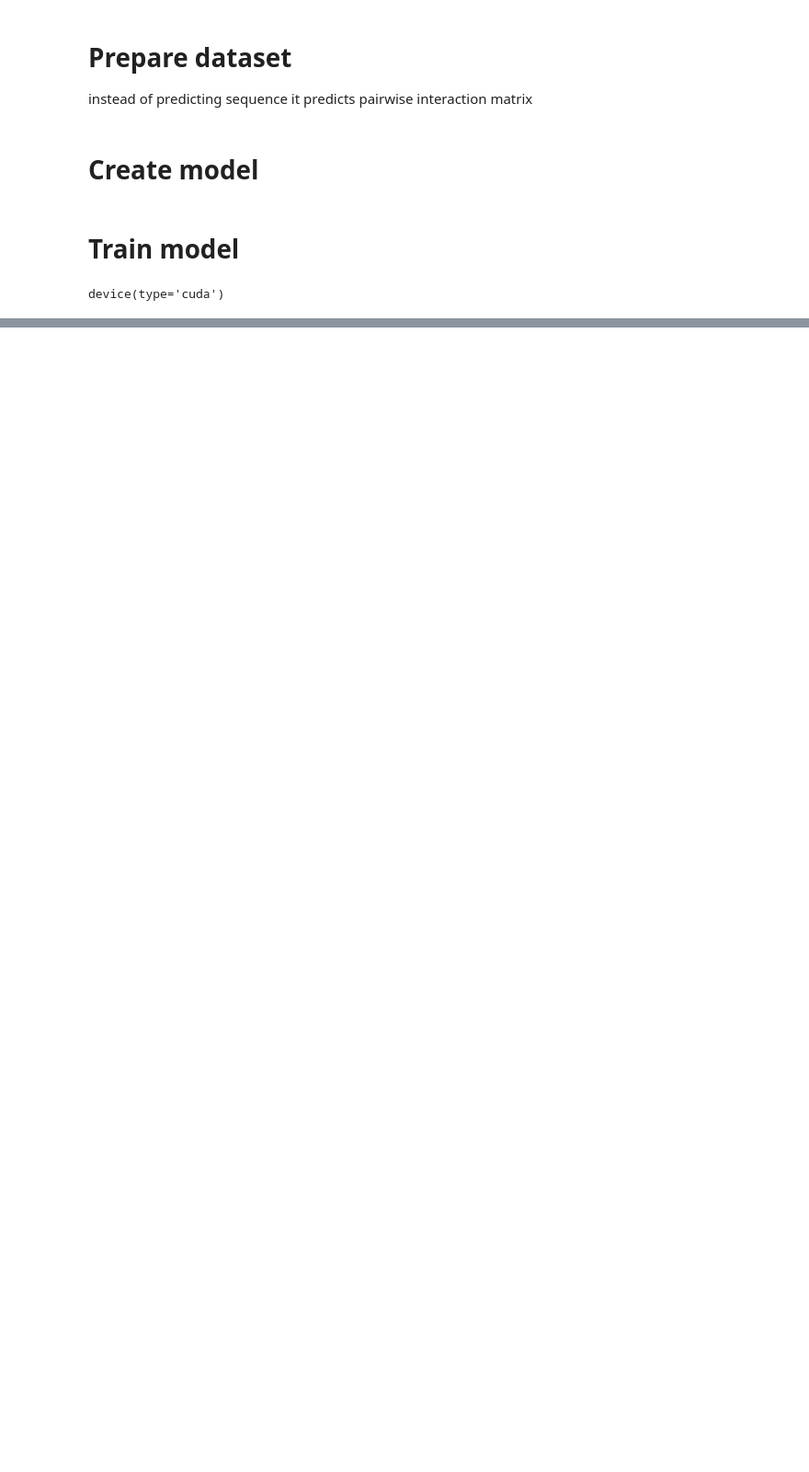
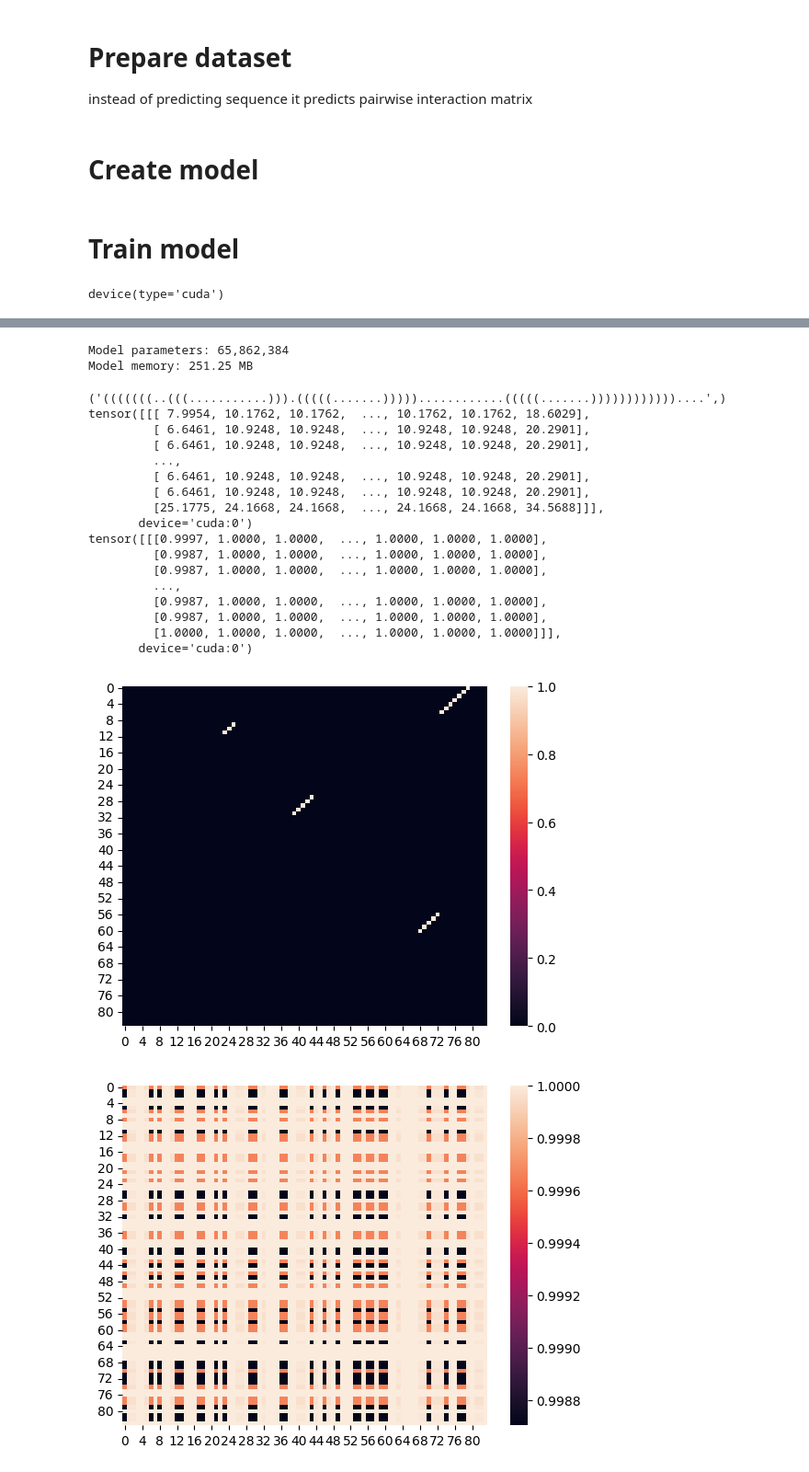
Before and after one commit to Wojttekja/transfromerRNA, a Jupyter notebook: main.ipynb, the cells around one changed output, grey strips where cells are left out. Shown at 92% size. Saved outputs shown, nothing was run; the diff lists cells and outputs as text; code cells hidden in the pictures; blank space fills up the shorter version.

```diff
--- a/main.ipynb
+++ b/main.ipynb
@@ -114,7 +157,7 @@ class RNATrainer:
         self.model = model
         self.device = device
 
-        self.criterion = nn.BCEWithLogitsLoss()
+        self.criterion = nn.BCEWithLogitsLoss(reduction="none")
 
         self.optimizer = torch.optim.Adam(self.model.parameters())
 
@@ -122,13 +165,17 @@ class RNATrainer:
         self.model.train()
         total_loss = 0
 
-        for sequence, tokenized_seq, structure, interaction_matrix in tqdm(train_dataloader, desc="Training"):
+        for sequence, tokenized_seq, structure, interaction_matrix, padding_mask in tqdm(train_dataloader, desc="Training"):
             tokenized_seq = tokenized_seq.to(self.device)
             interaction_matrix = interaction_matrix.to(self.device)
+            padding_mask = padding_mask.to(self.device)
 
-            out_label = self.model(tokenized_seq)
+            out_label = self.model(tokenized_seq, src_key_padding_mask=padding_mask)
 
             loss = self.criterion(out_label, interaction_matrix)
+
+            valid_mask = (~padding_mask).unsqueeze(-1) & (~padding_mask).unsqueeze(-2)
+            loss = (loss * valid_mask).sum() / valid_mask.sum()
 
             self.optimizer.zero_grad()
             loss.backward()
@@ -171,17 +218,19 @@ test_dataset = RNADataset("rna_dataset.csv", test_indices)
 train_dataloader = torch.utils.data.DataLoader(
     train_dataset,
     shuffle=True,
-    batch_size=1,          # try 16–64; tune to your VRAM
+    batch_size=32,          # try 16–64; tune to your VRAM
+    collate_fn=collate_fn
 )
 
 test_dataloader = torch.utils.data.DataLoader(
     test_dataset,
     shuffle=False,
     batch_size=1,
+    collate_fn=collate_fn
 )
 # %%
-model = transformerRNA(hidden_dim=100, num_transformer_layers=2, n_head=2)
+model = transformerRNA(hidden_dim=512, num_transformer_layers=8, n_head=8)
 model = model.to(device)
 trainer = RNATrainer(model, device)
-trainer.train(train_dataloader, test_dataloader, 10)
+trainer.train(train_dataloader, test_dataloader, 50)
 # %% [output]
@@ -188,0 +238,60 @@ KeyboardInterrupt:
+# %%
+def get_model_memory(model):
+    """Calculate model memory in MB"""
+    param_size = sum(p.nelement() * p.element_size() for p in model.parameters())
+    buffer_size = sum(b.nelement() * b.element_size() for b in model.buffers())
+    total_size_mb = (param_size + buffer_size) / 1024**2
+    return total_size_mb
+
+# Check your current model
+model_memory = get_model_memory(model)
+print(f"Model parameters: {sum(p.numel() for p in model.parameters()):,}")
+print(f"Model memory: {model_memory:.2f} MB")
+# %% [output]
+Model parameters: 65,862,384
+Model memory: 251.25 MB
+# %%
+import matplotlib.pyplot as plt
+import seaborn as sns
+
+def generate_heatmap(matrix) -> None:
+    if isinstance(matrix, torch.Tensor):
+        matrix = matrix.float().cpu().numpy()
+    sns.heatmap(matrix)
+    plt.show()
+# %%
+model.eval()
+with torch.no_grad():
+    for sequence, tokenized_seq, structure, interaction_matrix, padding_mask in test_dataloader:
+        print(structure)
+        tokenized_seq = tokenized_seq.to(device)
+        out_pairwise_structure = model(tokenized_seq)
+        print(out_pairwise_structure)
+        out_pairwise_structure = torch.sigmoid(out_pairwise_structure)
+        print(out_pairwise_structure)
+
+        generate_heatmap(interaction_matrix[0])
+        generate_heatmap(out_pairwise_structure[0])
+
+
+        break
+# %% [output]
+('(((((((..(((...........))).(((((.......)))))............(((((.......))))))))))))....',)
+tensor([[[ 7.9954, 10.1762, 10.1762,  ..., 10.1762, 10.1762, 18.6029],
+         [ 6.6461, 10.9248, 10.9248,  ..., 10.9248, 10.9248, 20.2901],
+         [ 6.6461, 10.9248, 10.9248,  ..., 10.9248, 10.9248, 20.2901],
+         ...,
+         [ 6.6461, 10.9248, 10.9248,  ..., 10.9248, 10.9248, 20.2901],
+         [ 6.6461, 10.9248, 10.9248,  ..., 10.9248, 10.9248, 20.2901],
+         [25.1775, 24.1668, 24.1668,  ..., 24.1668, 24.1668, 34.5688]]],
+       device='cuda:0')
+tensor([[[0.9997, 1.0000, 1.0000,  ..., 1.0000, 1.0000, 1.0000],
+         [0.9987, 1.0000, 1.0000,  ..., 1.0000, 1.0000, 1.0000],
+         [0.9987, 1.0000, 1.0000,  ..., 1.0000, 1.0000, 1.0000],
+         ...,
+         [0.9987, 1.0000, 1.0000,  ..., 1.0000, 1.0000, 1.0000],
+         [0.9987, 1.0000, 1.0000,  ..., 1.0000, 1.0000, 1.0000],
+         [1.0000, 1.0000, 1.0000,  ..., 1.0000, 1.0000, 1.0000]]],
+       device='cuda:0')
+[figure, added]
+[figure, added]
```
Also changed, not shown: parts of 3 cells of this notebook.
